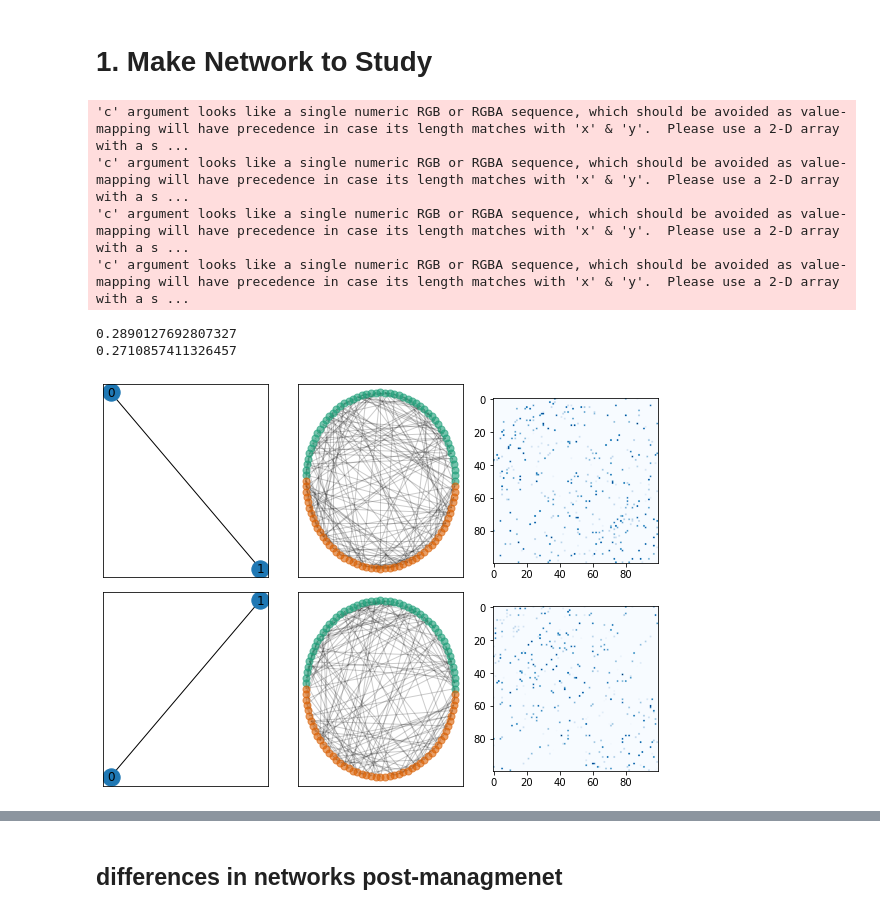
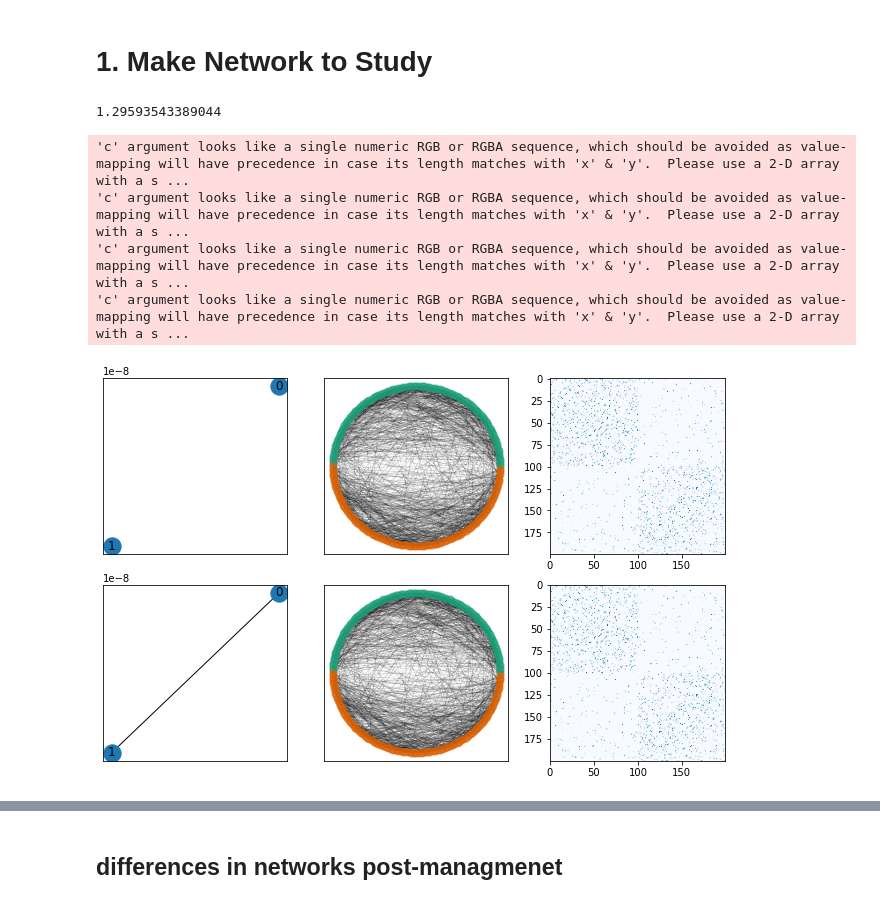
Before and after one commit to ashander/sesync, a Jupyter notebook: exp4_spectral_management_simple.ipynb, the cells around one changed output, grey strips where cells are left out. Cells and saved outputs as stored; diff of their text form; code cells hidden in the pictures.

```diff
--- a/exp4_spectral_management_simple.ipynb
+++ b/exp4_spectral_management_simple.ipynb
@@ -71,41 +75,56 @@ def get_community(comm_type, n=4):
         return scaling * get_community_line(n)
     else:
         return None
+
+def get_social_net(interaction_type):
+    if interaction_type == 'open':
+        A_social = np.array([[1,0],[0,1]])
+    if interaction_type == 'closed':
+        A_social = np.array([[1,1],[1,1]])
+
+    return A_social # adjacency matrix of interactions
+# %%
+num_com = 2 # number communities
+PI = np.array([[.1,.02],
+                      [.02,.1,]])
+N = 100*num_com # nodes
+Ns = np.ones(num_com,dtype=int)*N/num_com
+A,id_sets = make_SBM(Ns,PI)
+A = uniform_weight_edges(A,.2)
+lam = np.max(np.linalg.eigh(A)[0])
+print(lam)
+# %% [output]
+1.29593543389044
 # %%
-K = 2 # number communities
+cmap = plt.get_cmap('Dark2')
+colors = [cmap(i) for i in range(num_com)]
+#colors = Pastel1#['b','r','g','y']
 
-f1,ax = plt.subplots(2,3,figsize = (8,6))
+f1,ax = plt.subplots(2,3,figsize = (9,6))
+for i, ct in enumerate(['open', 'closed']):
 
-for i, ct in enumerate(["open", "closed"]):
-    PI = get_community(ct, n=K)
-    N = 50*K # nodes
-    Ns = np.ones(K,dtype=int)*N/K
-    A,id_sets = make_SBM(Ns,PI)
-    A = uniform_weight_edges(A,.1)
-    lam = np.max(np.linalg.eigh(A)[0])
-    print(lam)
+    # social network
+    A_social = get_social_net(ct) # adjacency matrix of social network
+    G_social = nx.to_networkx_graph(A_social, create_using=nx.Graph())
+    pos = nx.circular_layout(G_social)
+    nx.draw_networkx(G_social,pos, ax=ax[i, 0])
 
-    cmap = plt.get_cmap('Dark2')
-    colors = [cmap(i) for i in range(K)]
-    #colors = Pastel1#['b','r','g','y']
-    P = nx.to_networkx_graph(PI, create_using=nx.Graph())
-    nx.draw_networkx(P, ax=ax[i, 0])
+    # ecological network
     G = nx.to_networkx_graph(A,create_using=nx.Graph())
     pos = nx.circular_layout(G)
     for t,ids in enumerate(id_sets):
         nx.draw_networkx_nodes(G,pos,nodelist = ids,ax=ax[i, 1],node_size=50,node_color=colors[t],alpha=.6)
-    nx.draw_networkx_edges(G,pos,ax=ax[i, 1],edge_size=2,node_color='k',alpha=.2)
+    #nx.draw_networkx_edges(G,pos,ax=ax[i, 1],edge_size=2,node_color='k',alpha=.2)
+    nx.draw_networkx_edges(G,pos,ax=ax[i, 1],width=.5,alpha=.2)
 
-    temp = ax[i, 2].imshow(A,cmap='Blues')
+    temp = ax[i, 2].imshow(A,cmap='Blues');
 
 #cbar = plt.colorbar(temp);
 plt.tight_layout()
 savefig('figs/community_net_plot.pdf')
 # %% [output]
 'c' argument looks like a single numeric RGB or RGBA sequence, which should be avoided as value-mapping will have precedence in case its length matches with 'x' & 'y'.  Please use a 2-D array with a s ...
 'c' argument looks like a single numeric RGB or RGBA sequence, which should be avoided as value-mapping will have precedence in case its length matches with 'x' & 'y'.  Please use a 2-D array with a s ...
 'c' argument looks like a single numeric RGB or RGBA sequence, which should be avoided as value-mapping will have precedence in case its length matches with 'x' & 'y'.  Please use a 2-D array with a s ...
 'c' argument looks like a single numeric RGB or RGBA sequence, which should be avoided as value-mapping will have precedence in case its length matches with 'x' & 'y'.  Please use a 2-D array with a s ...
-0.2890127692807327
-0.2710857411326457
-[figure, old version]
+[figure, new version]
```
Also changed, not shown: parts of 29 cells of this notebook, 1 other file.
